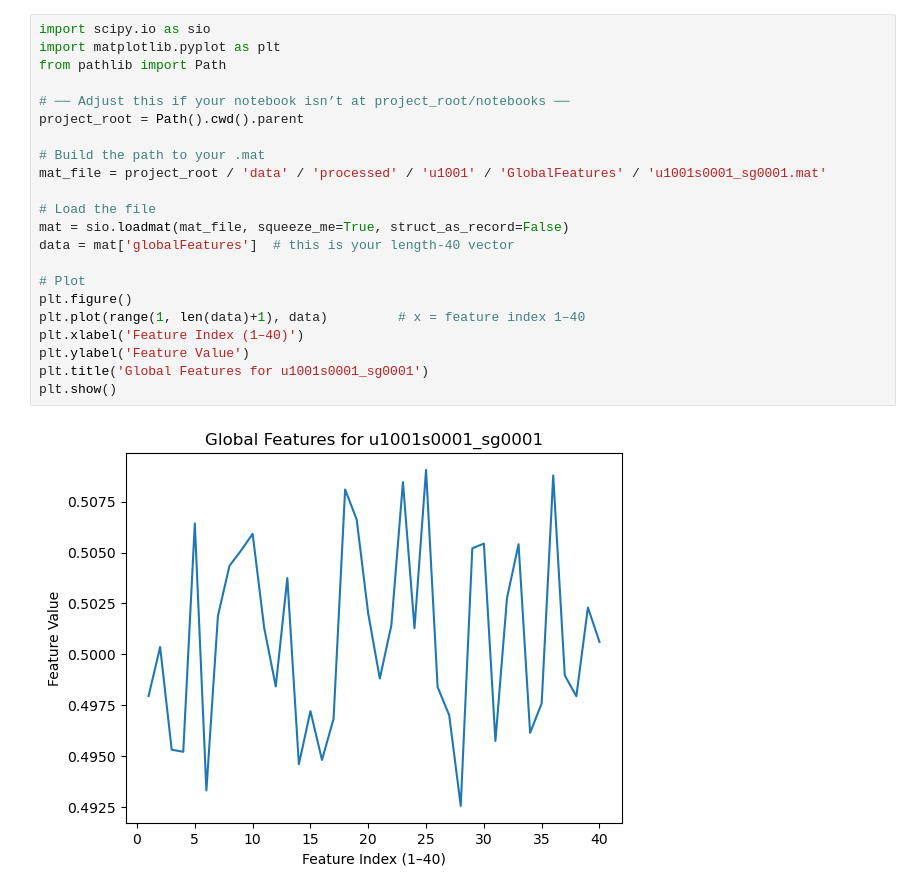
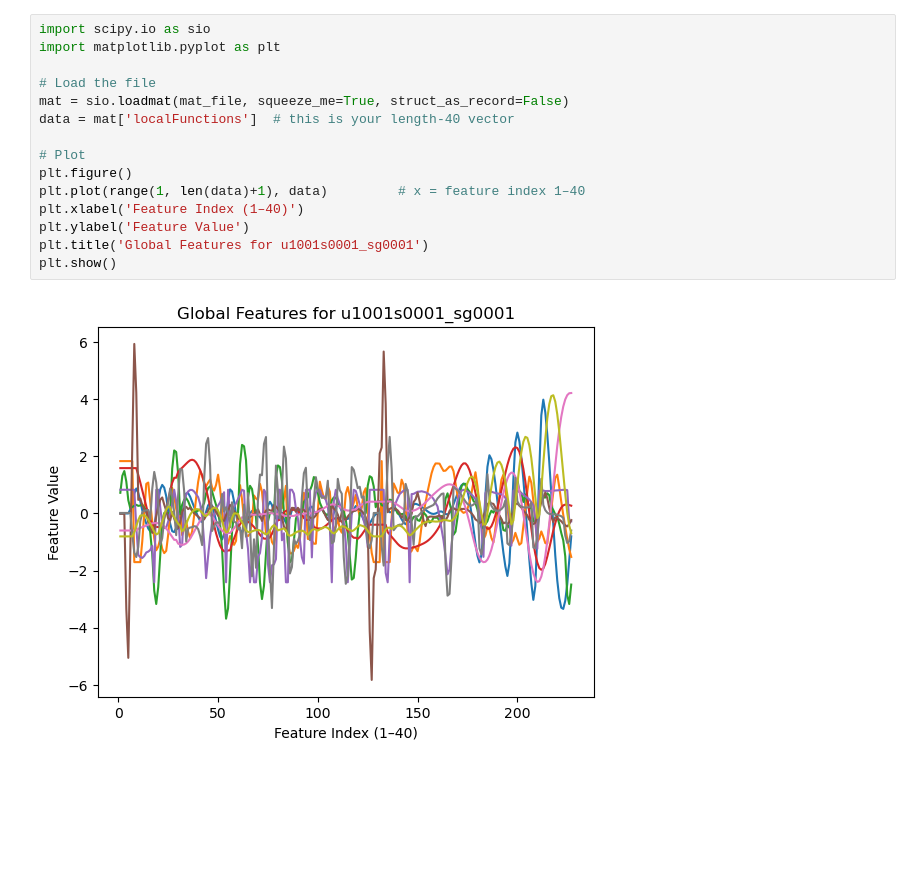
Before and after one commit to matt-truscott/DTW-project, a Jupyter notebook: notebooks/InitialTesting/scripts.ipynb, the cells around one changed output. Drawn from its saved outputs; the diff is of its cells as text; blank space fills up the shorter version.

```diff
--- a/notebooks/scripts.ipynb
+++ b/notebooks/InitialTesting/scripts.ipynb
@@ -51,27 +49,20 @@ Variable `localFunctions`:
 # %%
 import scipy.io as sio
 import matplotlib.pyplot as plt
-from pathlib import Path
-
-# ── Adjust this if your notebook isn’t at project_root/notebooks ──
-project_root = Path().cwd().parent
-
-# Build the path to your .mat
-mat_file = project_root / 'data' / 'processed' / 'u1001' / 'GlobalFeatures' / 'u1001s0001_sg0001.mat'
 
 # Load the file
 mat = sio.loadmat(mat_file, squeeze_me=True, struct_as_record=False)
-data = mat['globalFeatures']  # this is your length‑40 vector
+data = mat['localFunctions']  # this is your length‑40 vector
 
 # Plot
 plt.figure()
 plt.plot(range(1, len(data)+1), data)         # x = feature index 1–40
 plt.xlabel('Feature Index (1–40)')
 plt.ylabel('Feature Value')
 plt.title('Global Features for u1001s0001_sg0001')
 plt.show()
 # %% [output]
-[figure, old version]
+[figure, new version]
 # %%
 from pathlib import Path
 import scipy.io as sio
```
Also changed, not shown: parts of 8 cells of this notebook, 31 other files.
